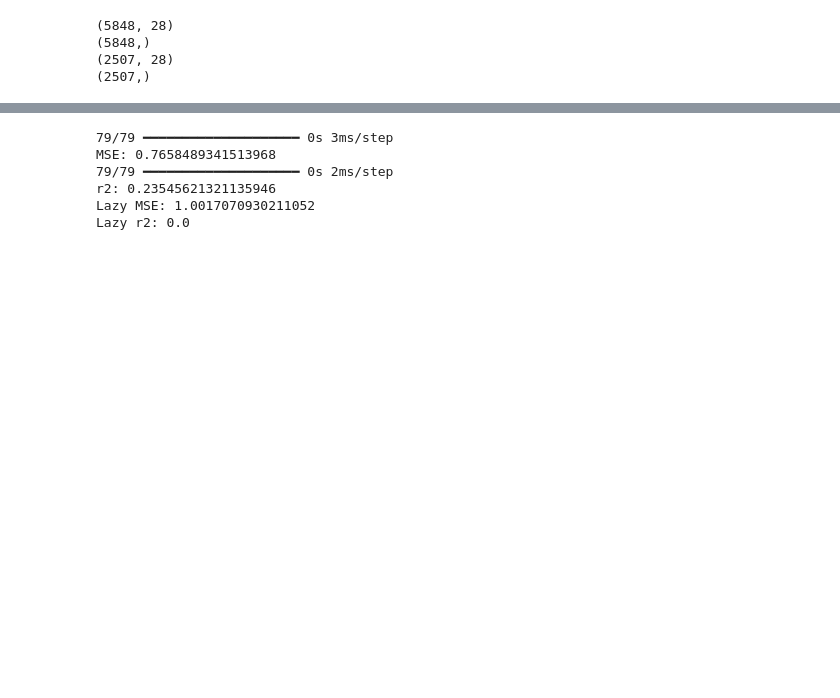
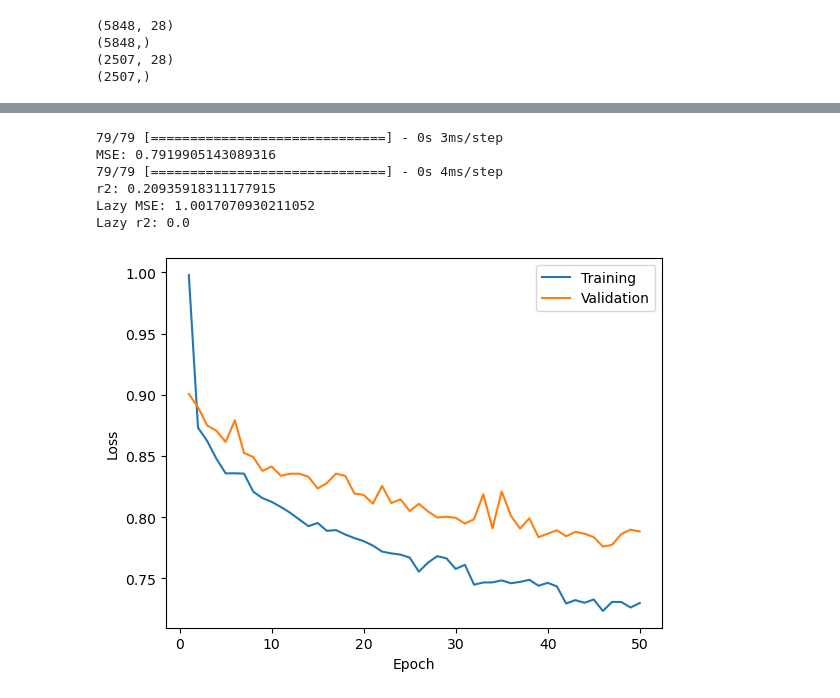
Before and after one commit to IniabasiEkpenyong/UrbanHeatIsland_predictor, a Jupyter notebook: Code/bayesian.ipynb, the cells around one changed output, grey strips where cells are left out. Drawn from its saved outputs; the diff is of its cells as text; code cells hidden in the pictures; blank space fills up the shorter version.

```diff
--- a/Code/bayesian.ipynb
+++ b/Code/bayesian.ipynb
@@ -203,6 +205,7 @@ model1 = Sequential([
     Dense(1, activation = 'linear'),
 ])
 model1.compile(optimizer=Adam(learning_rate=0.001) , loss = "MSE" )
-model1.fit(X_train, y_train, epochs=50)
+log = CSVLogger(f"Model_Stats/standard_training.log", append=True)
+model1.fit(X_train, y_train, epochs=50, validation_split=0.1, callbacks=[log])
 # %% [output]
 Epoch 1/50
@@ -226,12 +229,22 @@ Epoch 50/50
-# %%
-test_model(model1, X_test=X_test, y_test=y_test)
-# %% [output]
-79/79 ━━━━━━━━━━━━━━━━━━━━ 0s 3ms/step
-MSE: 0.7658489341513968
-79/79 ━━━━━━━━━━━━━━━━━━━━ 0s 2ms/step
-r2: 0.23545621321135946
-Lazy MSE: 1.0017070930211052
-Lazy r2: 0.0
+# %%
+test_model(model1, X_test=X_test, y_test=y_test)
+log = pd.read_csv(f"Model_Stats/standard_training.log")
+training_loss = log["loss"]
+validation_loss = log["val_loss"]
+plt.plot(np.arange(1, len(training_loss) + 1), training_loss, label="Training")
+plt.plot(np.arange(1, len(validation_loss) + 1), validation_loss, label="Validation")
+plt.legend(loc="upper right")
+plt.xlabel("Epoch")
+plt.ylabel("Loss")
+plt.show()
+# %% [output]
+79/79 [==============================] - 0s 3ms/step
+MSE: 0.7919905143089316
+79/79 [==============================] - 0s 4ms/step
+r2: 0.20935918311177915
+Lazy MSE: 1.0017070930211052
+Lazy r2: 0.0
+[figure, added]
 # %%
 # Fixed prior: standard normal, wrapped in Independent
 def prior(kernel_size, bias_size=0, dtype=None):
```
Also changed, not shown: parts of 7 cells of this notebook.
